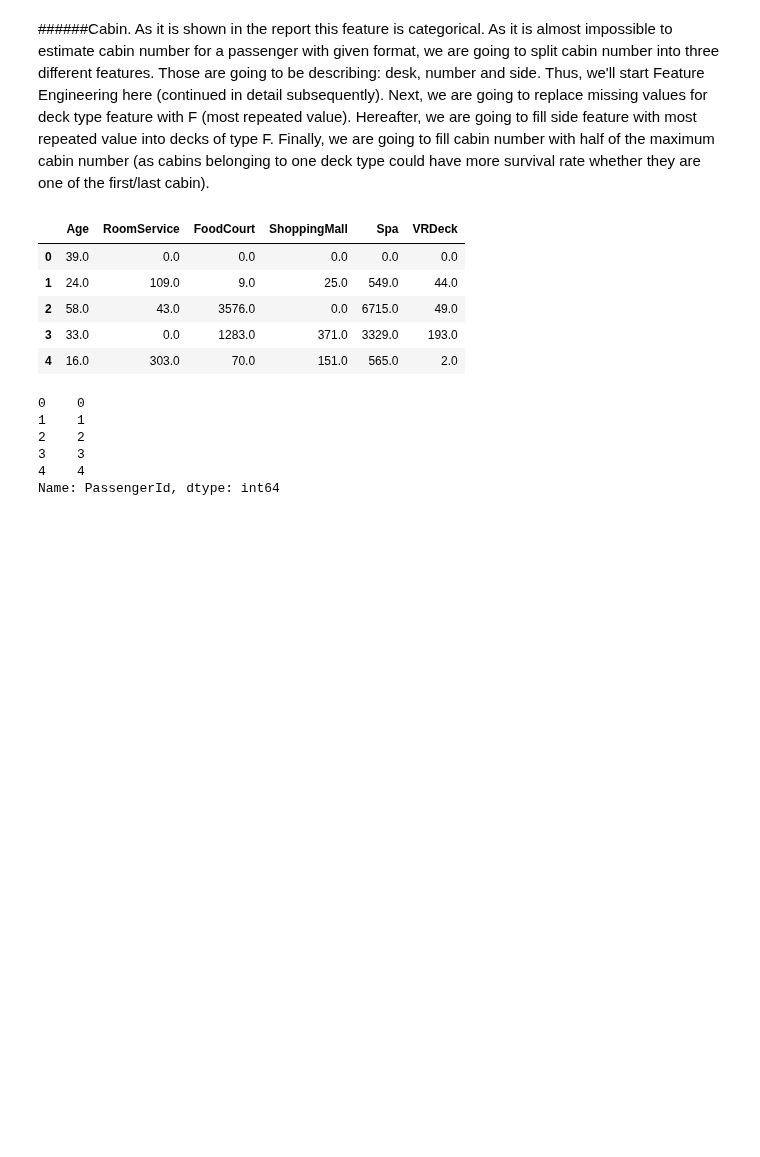
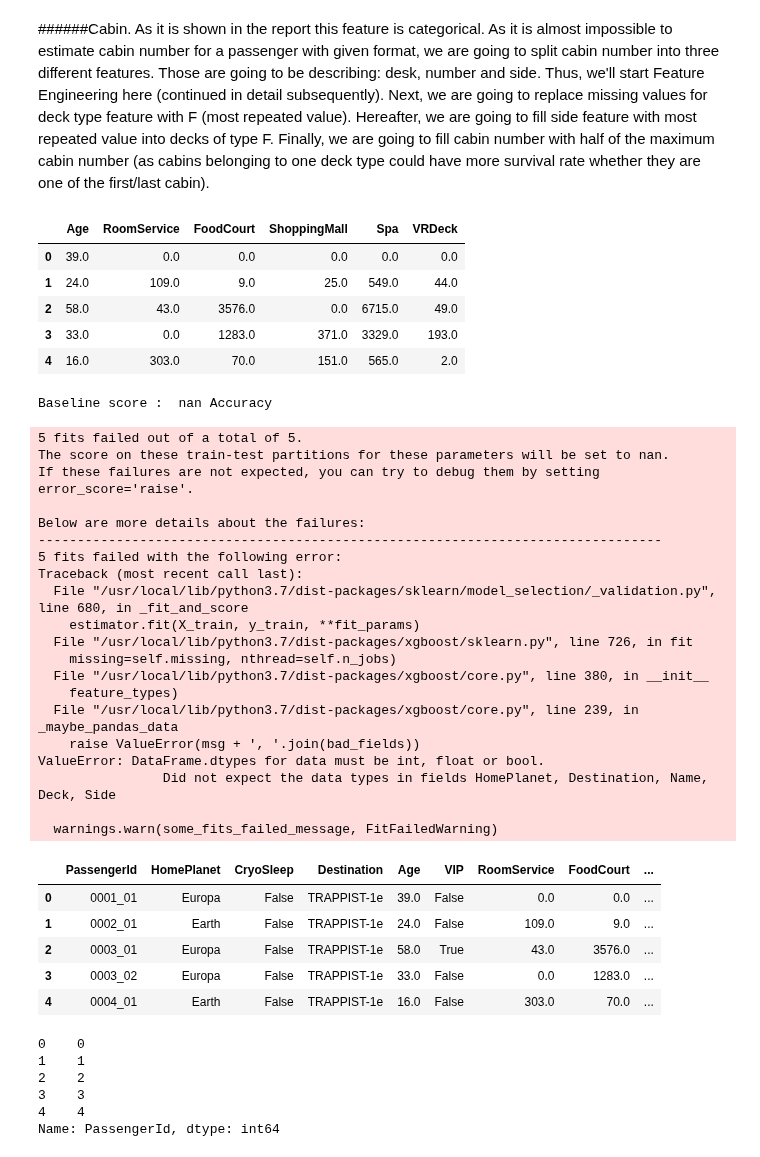
Before and after one commit to Chirag314/EDA, a Jupyter notebook: spaceship_titanic3.ipynb, the cells around one changed output. Cells and saved outputs as stored; diff of their text form; code cells hidden in the pictures; blank space fills up the shorter version.

```diff
--- a/spaceship_titanic3.ipynb
+++ b/spaceship_titanic3.ipynb
@@ -248,7 +253,7 @@ def filling_name(df):
 def filling_categorical(df):
   df = filling_HomePlanet(df)
   df = filling_CryoSleep(df)
-  df = split_cabin(df)
+  df = split_Cabin(df)
   df = filling_cabin(df)
   df = filling_destination(df)
   df = filling_vip(df)
@@ -269,7 +274,7 @@ train_df.select_dtypes(['float64']).head()
 # Impute age with median
 
 def filling_age(df):
-  median = df['Age'].descrube()[5]
+  median = df['Age'].describe()[5]
   df['Age']=df['Age'].fillna(median)
   return df
 # %%
@@ -278,6 +283,68 @@ def filling_luxury_features(df):
   luxury_features=['RoomService', 'FoodCourt', 'ShoppingMall','Spa','VRDeck']
   df[luxury_features]=df[luxury_features].fillna(0)
   return df
+# %%
+# Impute all continuous features
+
+def filling_numerical(df):
+  df = filling_age(df)
+  df = filling_luxury_features(df)
+  return df
+# %%
+# Finallly create a function that calls both categorical and continuous function
+
+def filling_missing(df):
+  df = filling_categorical(df)
+  df = filling_numerical(df)
+  return df
+
+# Call function on train data
+train_df = filling_missing(train_df)
+# %%
+# Feature engineering
+# Base model
+
+def score_dataset(x, y, model=XGBClassifier(label_encoder=False)):
+  for colname in x.select_dtypes(['object', 'bool']).columns:
+    x[colname] = LabelEncoder().fit_transform(x[colname])
+    y['Transported'] = LabelEncoder().fit_transform(y['Transported'])
+    score_xgb=cross_val_score(model,x,y,cv=5,scoring='accuracy',n_jobs=-1)
+    score=score_xgb.mean()
+    return score
+
+x=train_df[train_df.Transported.isnull()==False].copy()
+y=pd.DataFrame(x.pop('Transported'))
+baseline_score=score_dataset(x,y)
+print(f'Baseline score : {baseline_score : .5f} Accuracy')
+train_df.head()
+# %% [output]
+Baseline score :  nan Accuracy
+5 fits failed out of a total of 5.
+The score on these train-test partitions for these parameters will be set to nan.
+If these failures are not expected, you can try to debug them by setting error_score='raise'.
+
+Below are more details about the failures:
+--------------------------------------------------------------------------------
+5 fits failed with the following error:
+Traceback (most recent call last):
+  File "/usr/local/lib/python3.7/dist-packages/sklearn/model_selection/_validation.py", line 680, in _fit_and_score
+    estimator.fit(X_train, y_train, **fit_params)
+  File "/usr/local/lib/python3.7/dist-packages/xgboost/sklearn.py", line 726, in fit
+    missing=self.missing, nthread=self.n_jobs)
+  File "/usr/local/lib/python3.7/dist-packages/xgboost/core.py", line 380, in __init__
+    feature_types)
+  File "/usr/local/lib/python3.7/dist-packages/xgboost/core.py", line 239, in _maybe_pandas_data
+    raise ValueError(msg + ', '.join(bad_fields))
+ValueError: DataFrame.dtypes for data must be int, float or bool.
+                Did not expect the data types in fields HomePlanet, Destination, Name, Deck, Side
+
+  warnings.warn(some_fits_failed_message, FitFailedWarning)
+|  | PassengerId | HomePlanet | CryoSleep | Destination | Age | VIP | RoomService | FoodCourt | ... |
+| 0 | 0001_01 | Europa | False | TRAPPIST-1e | 39.0 | False | 0.0 | 0.0 | ... |
+| 1 | 0002_01 | Earth | False | TRAPPIST-1e | 24.0 | False | 109.0 | 9.0 | ... |
+| 2 | 0003_01 | Europa | False | TRAPPIST-1e | 58.0 | True | 43.0 | 3576.0 | ... |
+| 3 | 0003_02 | Europa | False | TRAPPIST-1e | 33.0 | False | 0.0 | 1283.0 | ... |
+| 4 | 0004_01 | Earth | False | TRAPPIST-1e | 16.0 | False | 303.0 | 70.0 | ... |
 # %%
 # check PassengerId
 # Convert passengerid from object to int
```
Also changed, not shown: parts of 5 cells of this notebook.
